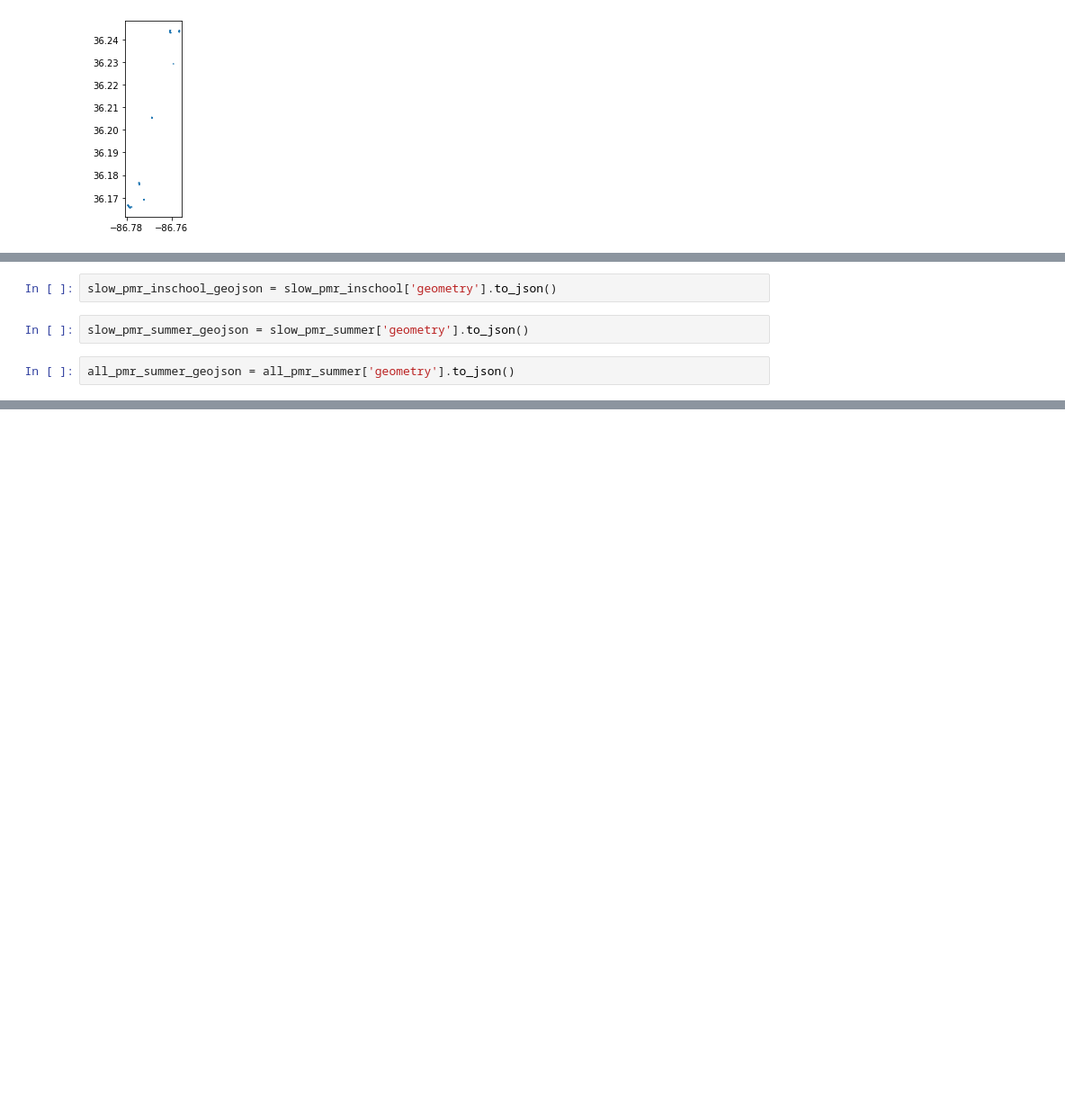
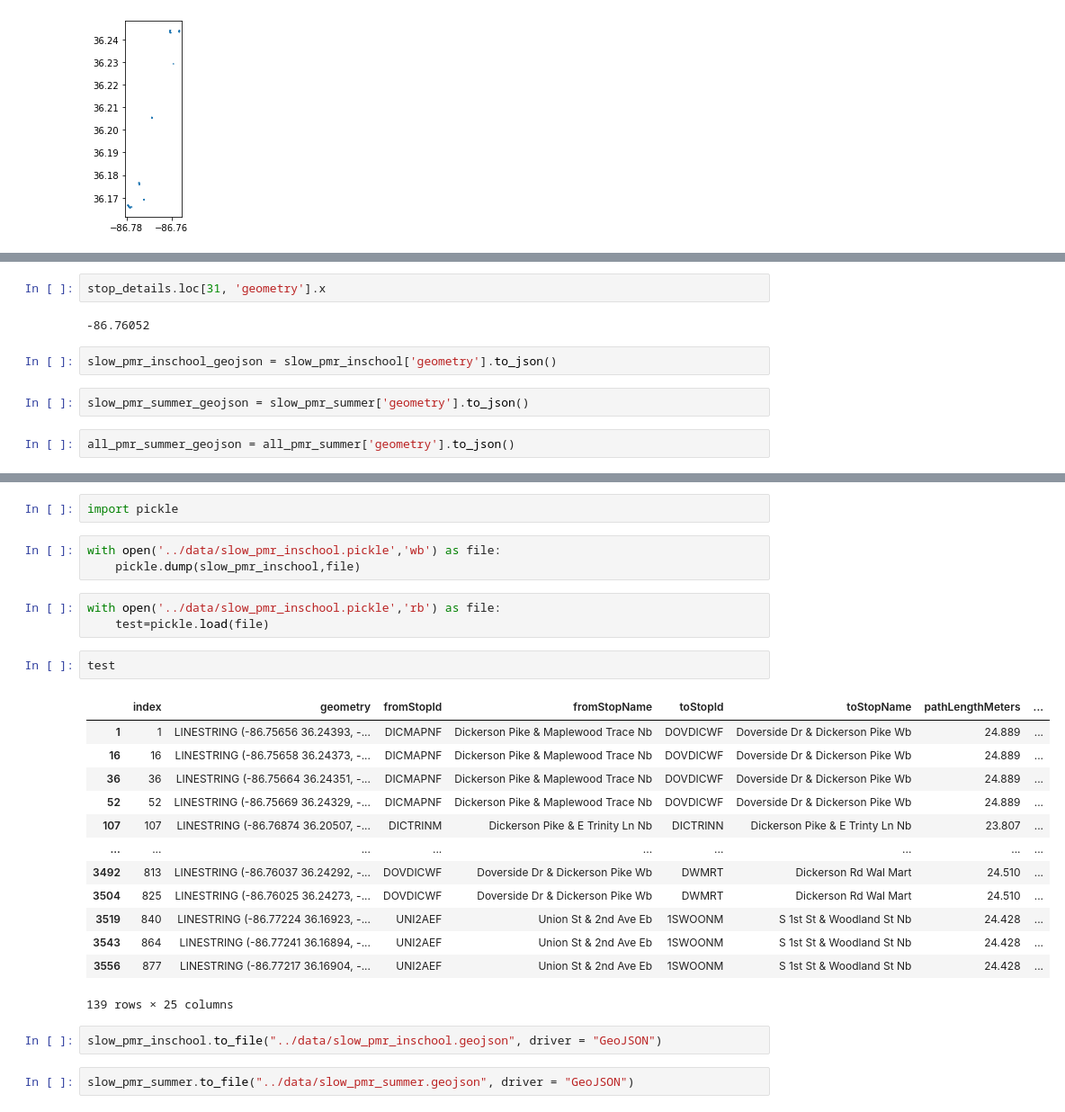
Before and after one commit to patlyons/wego-hades, a Jupyter notebook: notebooks/outbound_peak_wego_dc.ipynb, the cells around one changed output, grey strips where cells are left out. Shown at 90% size. Cells and saved outputs as stored; diff of their text form; blank space fills up the shorter version.

```diff
--- a/notebooks/outbound_peak_wego_dc.ipynb
+++ b/notebooks/outbound_peak_wego_dc.ipynb
@@ -586,9 +632,13 @@ slow_pmr_inschool.plot()
+# %%
+stop_details.loc[31, 'geometry'].x
+# %% [output]
+-86.76052
 # %%
 slow_pmr_inschool_geojson = slow_pmr_inschool['geometry'].to_json()
-# %%
-slow_pmr_summer_geojson = slow_pmr_summer['geometry'].to_json()
-# %%
-all_pmr_summer_geojson = all_pmr_summer['geometry'].to_json()
+# %%
+slow_pmr_summer_geojson = slow_pmr_summer['geometry'].to_json()
+# %%
+all_pmr_summer_geojson = all_pmr_summer['geometry'].to_json()
 # %%
 pmr23_map = folium.Map(location =  [36.19, -86.7775], zoom_start = 13)
 style1 = {'color': 'red', 'weight' :6}
@@ -600,3 +650,31 @@ folium.GeoJson(all_pmr_summer_geojson, style_function=lambda x: style3).add_to(p
 pmr23_map
 # %% [output]
 [interactive output not drawn]
+# %%
+import pickle
+# %%
+with open('../data/slow_pmr_inschool.pickle','wb') as file:
+    pickle.dump(slow_pmr_inschool,file)
+# %%
+with open('../data/slow_pmr_inschool.pickle','rb') as file:
+    test=pickle.load(file)
+# %%
+test
+# %% [output]
+|  | index | geometry | fromStopId | fromStopName | toStopId | toStopName | pathLengthMeters | ... |
+| 1 | 1 | LINESTRING (-86.75656 36.24393, -... | DICMAPNF | Dickerson Pike & Maplewood Trace Nb | DOVDICWF | Doverside Dr & Dickerson Pike Wb | 24.889 | ... |
+| 16 | 16 | LINESTRING (-86.75658 36.24373, -... | DICMAPNF | Dickerson Pike & Maplewood Trace Nb | DOVDICWF | Doverside Dr & Dickerson Pike Wb | 24.889 | ... |
+| 36 | 36 | LINESTRING (-86.75664 36.24351, -... | DICMAPNF | Dickerson Pike & Maplewood Trace Nb | DOVDICWF | Doverside Dr & Dickerson Pike Wb | 24.889 | ... |
+| 52 | 52 | LINESTRING (-86.75669 36.24329, -... | DICMAPNF | Dickerson Pike & Maplewood Trace Nb | DOVDICWF | Doverside Dr & Dickerson Pike Wb | 24.889 | ... |
+| 107 | 107 | LINESTRING (-86.76874 36.20507, -... | DICTRINM | Dickerson Pike & E Trinity Ln Nb | DICTRINN | Dickerson Pike & E Trinty Ln Nb | 23.807 | ... |
+| ... | ... | ... | ... | ... | ... | ... | ... | ... |
+| 3492 | 813 | LINESTRING (-86.76037 36.24292, -... | DOVDICWF | Doverside Dr & Dickerson Pike Wb | DWMRT | Dickerson Rd Wal Mart | 24.510 | ... |
+| 3504 | 825 | LINESTRING (-86.76025 36.24273, -... | DOVDICWF | Doverside Dr & Dickerson Pike Wb | DWMRT | Dickerson Rd Wal Mart | 24.510 | ... |
+| 3519 | 840 | LINESTRING (-86.77224 36.16923, -... | UNI2AEF | Union St & 2nd Ave Eb | 1SWOONM | S 1st St & Woodland St Nb | 24.428 | ... |
+| 3543 | 864 | LINESTRING (-86.77241 36.16894, -... | UNI2AEF | Union St & 2nd Ave Eb | 1SWOONM | S 1st St & Woodland St Nb | 24.428 | ... |
+| 3556 | 877 | LINESTRING (-86.77217 36.16904, -... | UNI2AEF | Union St & 2nd Ave Eb | 1SWOONM | S 1st St & Woodland St Nb | 24.428 | ... |
+139 rows × 25 columns
+# %%
+slow_pmr_inschool.to_file("../data/slow_pmr_inschool.geojson", driver = "GeoJSON")
+# %%
+slow_pmr_summer.to_file("../data/slow_pmr_summer.geojson", driver = "GeoJSON")
```
Also changed, not shown: parts of 5 cells of this notebook, 6 other files.
